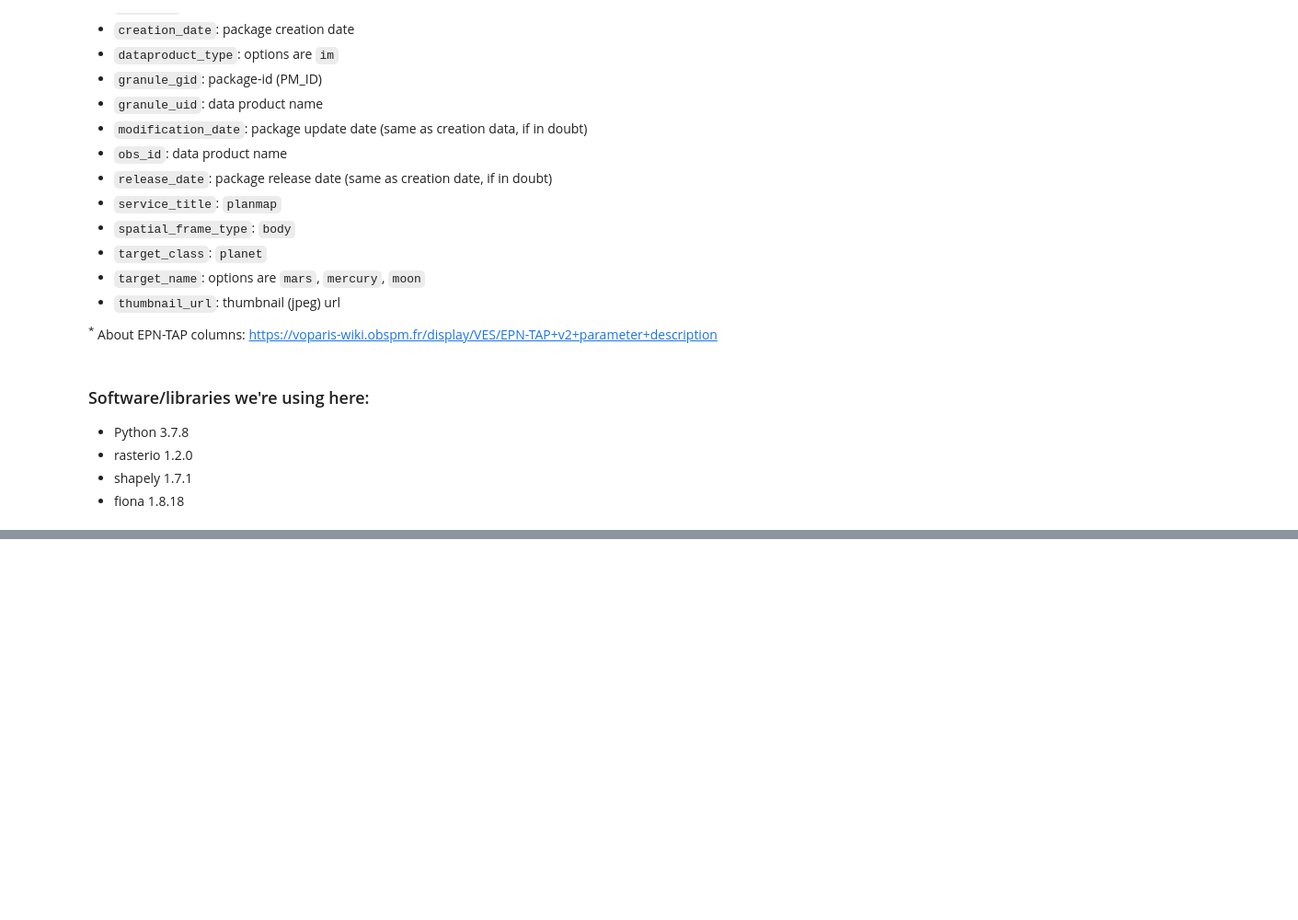
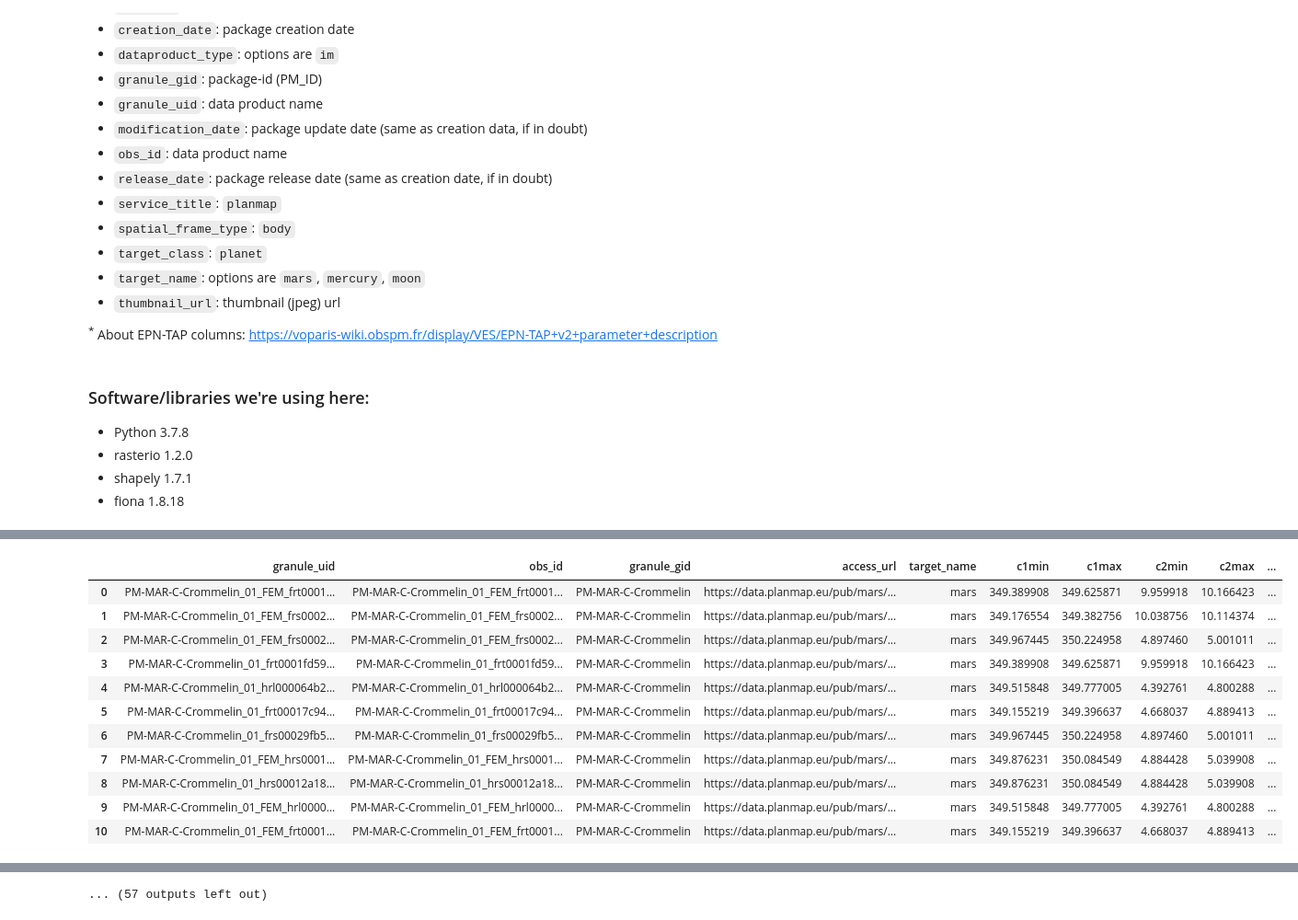
Before and after one commit to epn-vespa/planmap, a Jupyter notebook: docs/make_epntap_data_table.ipynb, the cells around one changed output, grey strips where cells are left out. Shown at 92% size. Saved outputs shown, nothing was run; the diff lists cells and outputs as text; code cells hidden in the pictures; blank space fills up the shorter version.

Commit message:
Update data table with latest/all packages
Also, cleaned notebook for parsing data and updated to read from readme when data is poor

```diff
--- a/docs/make_epntap_data_table.ipynb
+++ b/docs/make_epntap_data_table.ipynb
@@ -32,6 +32,10 @@ In particular, we're interested in filling the following columns<sup>*</sup>:
 * rasterio 1.2.0
 * shapely 1.7.1
 * fiona 1.8.18
+# %%
+import pandas
+pandas.set_option('display.max_colwidth',100)
+pandas.set_option('display.max_rows', 100)
 # %%
 from dataclasses import make_dataclass, field, asdict
 
@@ -243,0 +297,10 @@ pandas.DataFrame(epntap_records)
+# %%
+pkg = PmPkg('./PM-MAR-D-Crommelin/')
+
+pkg.proc_data()
+
+epntap_records = pkg.to_epntap()
+
+import pandas
+
+pandas.DataFrame(epntap_records)
@@ -244,14 +310,55 @@ pandas.DataFrame(epntap_records)
 # %%
+import json
+
 from IPython.display import display
 
 import pathlib
 cwd = pathlib.Path('.')
 
+def summary_package(df,pmid):
+    """
+    This is a hack for planmap maps.planmap.eu app,
+    I want to profit fom this processing and get the bounding-box in [-180:180] to put there.
+    """
+    if not len(df):
+        return False
+    name = '-'.join(pmid.split('-')[-2:])
+
+    c1min = df.c1min.min()
+    c1min = c1min if c1min < 180 else c1min - 360
+    c1max = df.c1max.max()
+    c1max = c1max if c1max < 180 else c1max - 360
+    c2min = df.c2min.min()
+    c2max = df.c2max.max()
+
+    bla = {
+        'name' : name,
+        'pm_id' : pmid,
+        'center' : dict(
+            lon= (c1min + c1max)/2,
+            lat= (c2min + c2max)/2
+        ),
+        'bbox' : dict(
+            xmin= c1min,
+            xmax= c1max,
+            ymin= c2min,
+            ymax= c2max,
+            srs= 'EPSG:4326'
+        )
+    }
+    return bla
+
+
 df = None
-for _dir in cwd.iterdir():
+
+packages = list(cwd.iterdir())
+packages.sort()
+for _dir in packages:
     if not (_dir.is_dir() and _dir.name[:2] == 'PM'):
         continue
-    print(_dir)
+
+    print('#---#---#')
+    print(F"Package: {_dir}")
     try:
         pkg = PmPkg(_dir)
         pkg.proc_data()
@@ -259,8 +366,16 @@ for _dir in cwd.iterdir():
     except Exception as err:
         print(err)
     _df = pandas.DataFrame(epntap_records)
+    bla = summary_package(_df, _dir.name)
+    if not bla:
+        print("FAILED")
+        continue
+    print(json.dumps(bla, indent=2))
     display(_df)
+    print('#---.---.')
+
     if df is None:
         df = _df
     else:
         df = pandas.concat([df,_df]).reset_index(drop=True)
+# %% [output]
@@ -266,0 +423,12 @@ for _dir in cwd.iterdir():
+|  | granule_uid | obs_id | granule_gid | access_url | target_name | c1min | c1max | c2min | c2max | ... |
+| 0 | PM-MAR-C-Crommelin_01_FEM_frt0001... | PM-MAR-C-Crommelin_01_FEM_frt0001... | PM-MAR-C-Crommelin | https://data.planmap.eu/pub/mars/... | mars | 349.389908 | 349.625871 | 9.959918 | 10.166423 | ... |
+| 1 | PM-MAR-C-Crommelin_01_FEM_frs0002... | PM-MAR-C-Crommelin_01_FEM_frs0002... | PM-MAR-C-Crommelin | https://data.planmap.eu/pub/mars/... | mars | 349.176554 | 349.382756 | 10.038756 | 10.114374 | ... |
+| 2 | PM-MAR-C-Crommelin_01_FEM_frs0002... | PM-MAR-C-Crommelin_01_FEM_frs0002... | PM-MAR-C-Crommelin | https://data.planmap.eu/pub/mars/... | mars | 349.967445 | 350.224958 | 4.897460 | 5.001011 | ... |
+| 3 | PM-MAR-C-Crommelin_01_frt0001fd59... | PM-MAR-C-Crommelin_01_frt0001fd59... | PM-MAR-C-Crommelin | https://data.planmap.eu/pub/mars/... | mars | 349.389908 | 349.625871 | 9.959918 | 10.166423 | ... |
+| 4 | PM-MAR-C-Crommelin_01_hrl000064b2... | PM-MAR-C-Crommelin_01_hrl000064b2... | PM-MAR-C-Crommelin | https://data.planmap.eu/pub/mars/... | mars | 349.515848 | 349.777005 | 4.392761 | 4.800288 | ... |
+| 5 | PM-MAR-C-Crommelin_01_frt00017c94... | PM-MAR-C-Crommelin_01_frt00017c94... | PM-MAR-C-Crommelin | https://data.planmap.eu/pub/mars/... | mars | 349.155219 | 349.396637 | 4.668037 | 4.889413 | ... |
+| 6 | PM-MAR-C-Crommelin_01_frs00029fb5... | PM-MAR-C-Crommelin_01_frs00029fb5... | PM-MAR-C-Crommelin | https://data.planmap.eu/pub/mars/... | mars | 349.967445 | 350.224958 | 4.897460 | 5.001011 | ... |
+| 7 | PM-MAR-C-Crommelin_01_FEM_hrs0001... | PM-MAR-C-Crommelin_01_FEM_hrs0001... | PM-MAR-C-Crommelin | https://data.planmap.eu/pub/mars/... | mars | 349.876231 | 350.084549 | 4.884428 | 5.039908 | ... |
+| 8 | PM-MAR-C-Crommelin_01_hrs00012a18... | PM-MAR-C-Crommelin_01_hrs00012a18... | PM-MAR-C-Crommelin | https://data.planmap.eu/pub/mars/... | mars | 349.876231 | 350.084549 | 4.884428 | 5.039908 | ... |
+| 9 | PM-MAR-C-Crommelin_01_FEM_hrl0000... | PM-MAR-C-Crommelin_01_FEM_hrl0000... | PM-MAR-C-Crommelin | https://data.planmap.eu/pub/mars/... | mars | 349.515848 | 349.777005 | 4.392761 | 4.800288 | ... |
+| 10 | PM-MAR-C-Crommelin_01_FEM_frt0001... | PM-MAR-C-Crommelin_01_FEM_frt0001... | PM-MAR-C-Crommelin | https://data.planmap.eu/pub/mars/... | mars | 349.155219 | 349.396637 | 4.668037 | 4.889413 | ... |
@@ -267,2 +515,3 @@ for _dir in cwd.iterdir():
+... (57 outputs left out)
 # %%
 df
```
Also changed, not shown: parts of 13 cells of this notebook, 1 other file.
